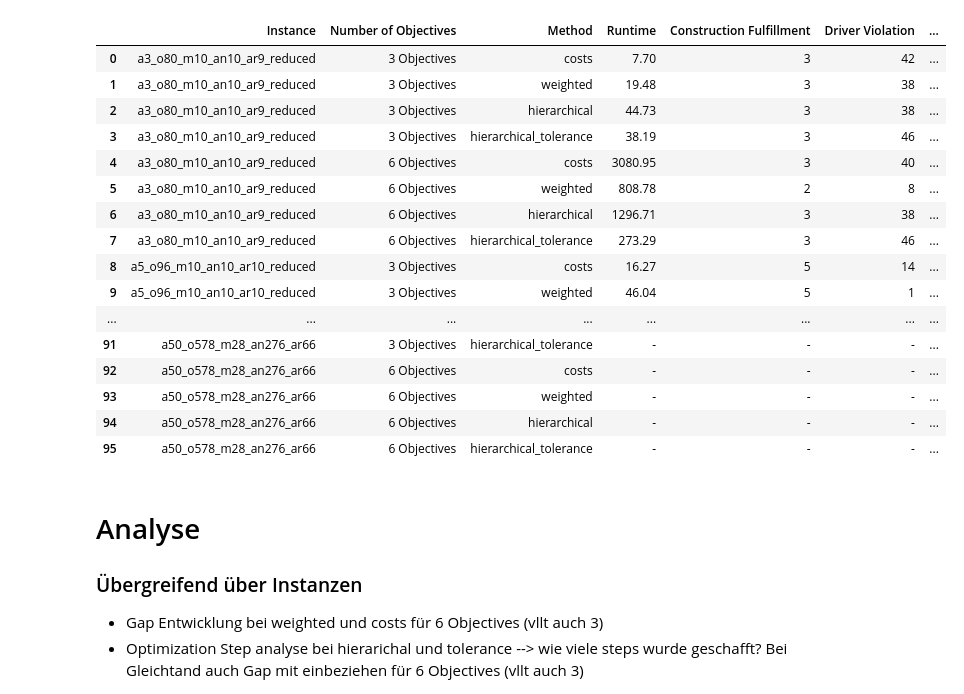
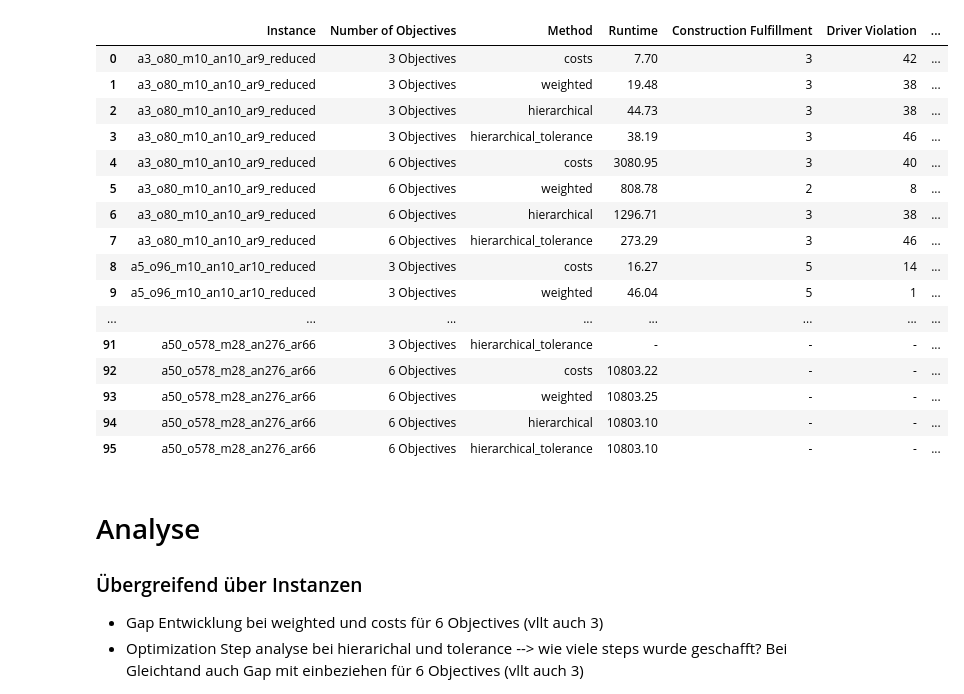
Before and after one commit to nklswlf/OptRail_Railroad_Construction, a Jupyter notebook: Data/Solution/Table_Solution_JSON.ipynb, the cells around one changed output. Drawn from its saved outputs; the diff is of its cells as text; code cells hidden in the pictures.

```diff
--- a/Data/Solution/Table_Solution_JSON.ipynb
+++ b/Data/Solution/Table_Solution_JSON.ipynb
@@ -210,6 +210,51 @@ for instance, objective, method in missing_combinations:
 # Fehlende Kombinationen zum DataFrame hinzufügen
 df_objectives = pd.concat([df_objectives, pd.DataFrame(missing_rows)], ignore_index=True)
 
+# Werte von hierarchical auf hierarchical_tolerance übertragen (inklusive Runtime)
+def adjust_tolerance_from_hierarchical(df):
+    # Iteriere über alle Reihen, die zur Methode hierarchical gehören
+    for idx, row in df.iterrows():
+        if row["Method"] == "hierarchical":
+            instance = row["Instance"]
+            objective = row["Number of Objectives"]
+
+            # Prüfe, ob ein "*" in Construction Fulfillment oder Driver Violation enthalten ist
+            if "*" in str(row["Construction Fulfillment"]) or "*" in str(row["Driver Violation"]):
+                # Finde die entsprechende Zeile für hierarchical_tolerance
+                tolerance_row_idx = df[
+                    (df["Instance"] == instance) &
+                    (df["Number of Objectives"] == objective) &
+                    (df["Method"] == "hierarchical_tolerance")
+                ].index
+
+                if not tolerance_row_idx.empty:
+                    # Übernehme die Werte von hierarchical (inklusive Runtime)
+                    df.loc[tolerance_row_idx, [
+                        "Construction Fulfillment",
+                        "Driver Violation",
+                        "Commute Distance",
+                        "Transport Distance",
+                        "Machine Count",
+                        "Worker Count",
+                        "Gap (%)",
+                        "Runtime",  # Runtime hinzufügen
+                    ]] = row[
+                        [
+                            "Construction Fulfillment",
+                            "Driver Violation",
+                            "Commute Distance",
+                            "Transport Distance",
+                            "Machine Count",
+                            "Worker Count",
+                            "Gap (%)",
+                            "Runtime",  # Runtime übernehmen
+                        ]
+                    ].values
+    return df
+
+# Anwenden der Anpassungen
+df_objectives = adjust_tolerance_from_hierarchical(df_objectives)
+
 # Sortieren und anzeigen
 df_objectives = df_objectives.sort_values(by=["Instance", "Number of Objectives", "Method"]).reset_index(drop=True)
 
@@ -218,42 +263,56 @@ df_objectives["Commute Distance"] = df_objectives["Commute Distance"].map(lambda
 df_objectives["Transport Distance"] = df_objectives["Transport Distance"].map(lambda x: f"{x:.1f}" if isinstance(x, (int, float)) else x)
 df_objectives["Runtime"] = df_objectives["Runtime"].map(lambda x: f"{x:.2f}" if isinstance(x, (int, float)) else x)
 df_objectives["Gap (%)"] = df_objectives["Gap (%)"].map(lambda x: f"{x:.2f}" if isinstance(x, (int, float)) else x)
+
+# Wenn Construction Fulfillment == 0, alle Objective-Werte und Gap auf "-" setzen (außer Runtime)
+columns_to_update = [
+    "Construction Fulfillment",
+    "Driver Violation",
+    "Commute Distance",
+    "Transport Distance",
+    "Machine Count",
+    "Worker Count",
+    "Gap (%)",
+]
+
+df_objectives.loc[df_objectives["Construction Fulfillment"] == 0, columns_to_update] = "-"
+df_objectives.loc[df_objectives["Construction Fulfillment"] == "0*", columns_to_update] = "-"
 
 # Strategiereihenfolge
 strategy_order = {"costs": 0, "weighted": 1, "hierarchical": 2, "hierarchical_tolerance": 3}
 
 # Reihenfolge der Objectives
 objective_order = {"3 Objectives": 0, "6 Objectives": 1}
 
 # Sortieren der Instanzen, Objectives und Methoden
 df_objectives["Instance_Sort"] = df_objectives["Instance"].map(sort_instances)
 df_objectives["Objective_Order"] = df_objectives["Number of Objectives"].map(objective_order)
 df_objectives["Strategy_Order"] = df_objectives["Method"].map(strategy_order)
 
 df_objectives = df_objectives.sort_values(
     by=["Instance_Sort", "Objective_Order", "Strategy_Order"]
 ).drop(columns=["Instance_Sort", "Objective_Order", "Strategy_Order"]).reset_index(drop=True)
 
 # Tabelle anzeigen
 df_objectives.style
 # %% [output]
 |  | Instance | Number of Objectives | Method | Runtime | Construction Fulfillment | Driver Violation | ... |
 | 0 | a3_o80_m10_an10_ar9_reduced | 3 Objectives | costs | 7.70 | 3 | 42 | ... |
 | 1 | a3_o80_m10_an10_ar9_reduced | 3 Objectives | weighted | 19.48 | 3 | 38 | ... |
 | 2 | a3_o80_m10_an10_ar9_reduced | 3 Objectives | hierarchical | 44.73 | 3 | 38 | ... |
 | 3 | a3_o80_m10_an10_ar9_reduced | 3 Objectives | hierarchical_tolerance | 38.19 | 3 | 46 | ... |
 | 4 | a3_o80_m10_an10_ar9_reduced | 6 Objectives | costs | 3080.95 | 3 | 40 | ... |
 | 5 | a3_o80_m10_an10_ar9_reduced | 6 Objectives | weighted | 808.78 | 2 | 8 | ... |
 | 6 | a3_o80_m10_an10_ar9_reduced | 6 Objectives | hierarchical | 1296.71 | 3 | 38 | ... |
 | 7 | a3_o80_m10_an10_ar9_reduced | 6 Objectives | hierarchical_tolerance | 273.29 | 3 | 46 | ... |
 | 8 | a5_o96_m10_an10_ar10_reduced | 3 Objectives | costs | 16.27 | 5 | 14 | ... |
 | 9 | a5_o96_m10_an10_ar10_reduced | 3 Objectives | weighted | 46.04 | 5 | 1 | ... |
 | ... | ... | ... | ... | ... | ... | ... | ... |
 | 91 | a50_o578_m28_an276_ar66 | 3 Objectives | hierarchical_tolerance | - | - | - | ... |
-| 92 | a50_o578_m28_an276_ar66 | 6 Objectives | costs | - | - | - | ... |
-| 93 | a50_o578_m28_an276_ar66 | 6 Objectives | weighted | - | - | - | ... |
-| 94 | a50_o578_m28_an276_ar66 | 6 Objectives | hierarchical | - | - | - | ... |
-| 95 | a50_o578_m28_an276_ar66 | 6 Objectives | hierarchical_tolerance | - | - | - | ... |
+| 92 | a50_o578_m28_an276_ar66 | 6 Objectives | costs | 10803.22 | - | - | ... |
+| 93 | a50_o578_m28_an276_ar66 | 6 Objectives | weighted | 10803.25 | - | - | ... |
+| 94 | a50_o578_m28_an276_ar66 | 6 Objectives | hierarchical | 10803.10 | - | - | ... |
+| 95 | a50_o578_m28_an276_ar66 | 6 Objectives | hierarchical_tolerance | 10803.10 | - | - | ... |
 # %% [markdown]
 # Analyse
 ### Übergreifend über Instanzen
```
Also changed, not shown: parts of 4 cells of this notebook, 18 other files.
